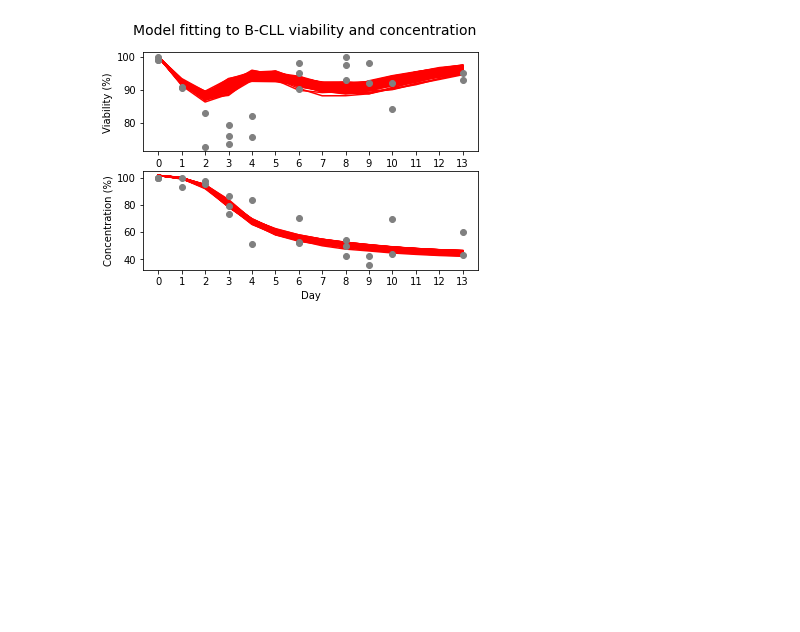
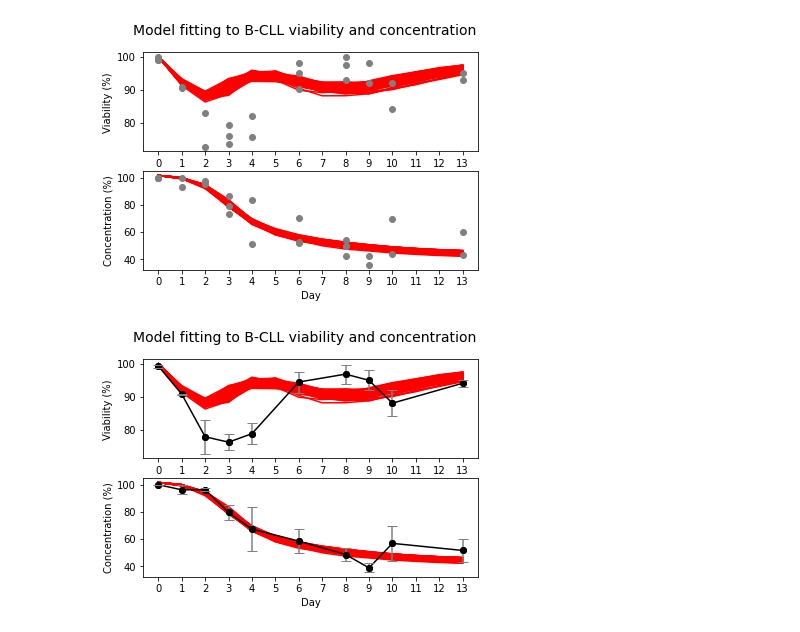
Before and after one commit to Ninouchkaia/ABM, a Jupyter notebook: ABM_figures.ipynb, the cells around one changed output. Cells and saved outputs as stored; diff of their text form; code cells hidden in the pictures; blank space fills up the shorter version.

```diff
--- a/ABM_figures.ipynb
+++ b/ABM_figures.ipynb
@@ -355,3 +363,69 @@ axes[1].scatter (concentration['Time']*24, concentration['Patient3'], facecolors
 plt.show()
 # %% [output]
 [figure]
+# %%
+## plot simulations vs experimental data
+
+import pandas as pd
+
+viability_dict, remaining_dict= {}, {}
+with open("stocha10-4-100.csv", 'r') as file_read :
+  data = file_read.readlines()
+  for line in data[7:] :
+    line = line.replace('\"', '').split(',')
+    run_number = int(line[0])
+    step = int(line[1])
+    viability = float(line[3])
+    remainingCellRatio = float(line[4])
+    if run_number not in viability_dict :
+      viability_dict[run_number] = []
+    viability_dict[run_number].append(viability)
+    if run_number not in remaining_dict :
+      remaining_dict[run_number] = []
+    remaining_dict[run_number].append(remainingCellRatio)
+
+df_viability = pd.DataFrame.from_dict(viability_dict) #  orient='index')
+df_remaining = pd.DataFrame.from_dict(remaining_dict)
+
+my_list = [0,24,24*2,24*3,24*4,24*5,24*6,24*7,24*8,24*9,24*10,24*11,24*12,24*13]
+
+filtered_df_viability = df_viability[df_viability.index.isin(my_list)]
+filtered_df_remaining = df_remaining[df_remaining.index.isin(my_list)]
+
+#### make separate plots
+# filtered_df_viability.plot(title='Viability',legend=False, ylim=(80,100))
+# filtered_df_remaining.plot(title='Remaining Cells', legend=False, ylim=(30,110))
+
+fig, axes = plt.subplots(nrows=2, ncols=1)
+fig.suptitle('Model fitting to B-CLL viability and concentration', fontsize=14)
+
+filtered_df_viability.plot(ax=axes[0],legend=False, color='r', zorder=0)#, ylim=(00,100), color='orange')
+axes[0].set_xlabel('Day')
+axes[0].set_ylabel('Viability (%)')
+axes[0].set_xticks(range(0,25*13, 24))
+axes[0].set_xticklabels(range(0,14))
+
+filtered_df_remaining.plot(ax=axes[1], legend=False, color='r', zorder=0)#, ylim=(00,110), color='orange')
+axes[1].set_xlabel('Day')
+axes[1].set_ylabel('Concentration (%)')
+axes[1].set_xticks(range(0,25*13, 24))
+axes[1].set_xticklabels(range(0,14))
+
+# ### add the mean experimental
+viability = np.genfromtxt("patientsData (1).tsv", delimiter='\t', names=True)
+viability_means_array = np.array(viability_means, dtype=np.float)
+viability_mask = np.isfinite(viability_means_array)
+axes[0].plot (viability['Day'][viability_mask]*24, viability_means_array[viability_mask], linestyle='-', marker='o', color='black')
+axes[0].scatter (viability['Day'][viability_mask]*24, viability_means_array[viability_mask], facecolors ='black', edgecolors='black')
+axes[0].errorbar(viability['Day']*24, viability_means_array, viability_err, ecolor = 'grey', fmt='none', capsize = 5)
+
+concentration = np.genfromtxt("patientsDataConc (1).tsv", delimiter='\t', names=True)
+concentration_means_array = np.array(concentration_means, dtype=np.float)
+concentration_mask = np.isfinite(concentration_means_array)
+axes[1].plot (concentration['Time'][concentration_mask]*24, concentration_means_array[concentration_mask], linestyle='-', marker='o', color='black')
+axes[1].scatter (concentration['Time'][concentration_mask]*24, concentration_means_array[concentration_mask], facecolors ='black', edgecolors='black')
+axes[1].errorbar(concentration['Time']*24, concentration_means, concentration_err, ecolor = 'grey', fmt='none', capsize = 5)
+
+plt.show()
+# %% [output]
+[figure, added]
```
Also changed, not shown: parts of 1 cell of this notebook.
